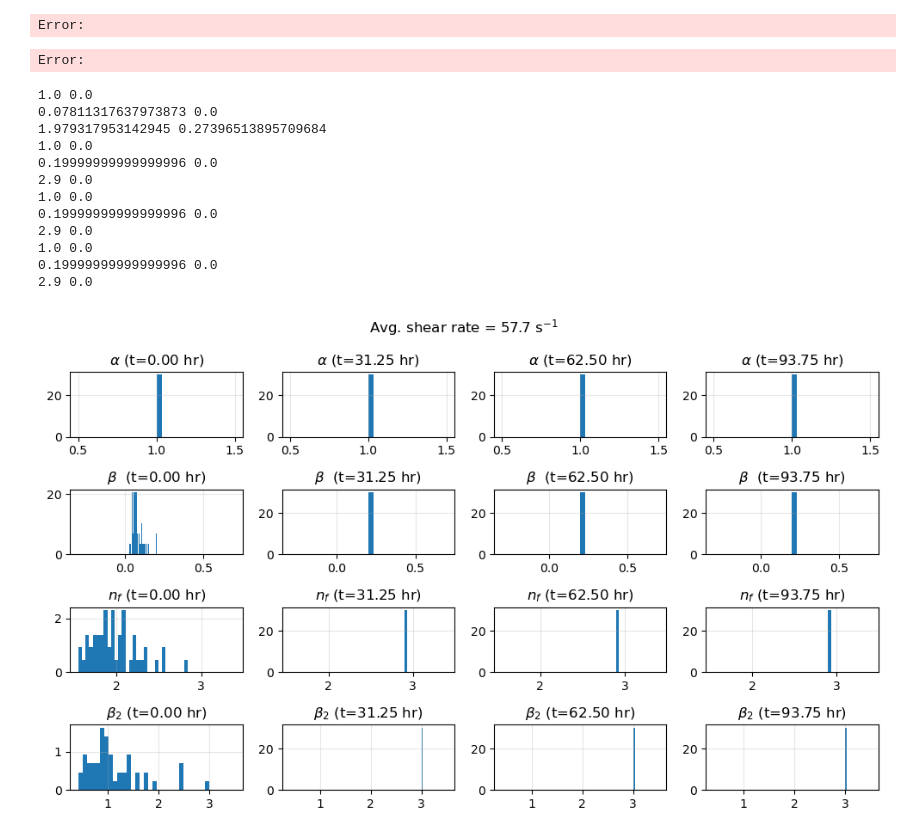
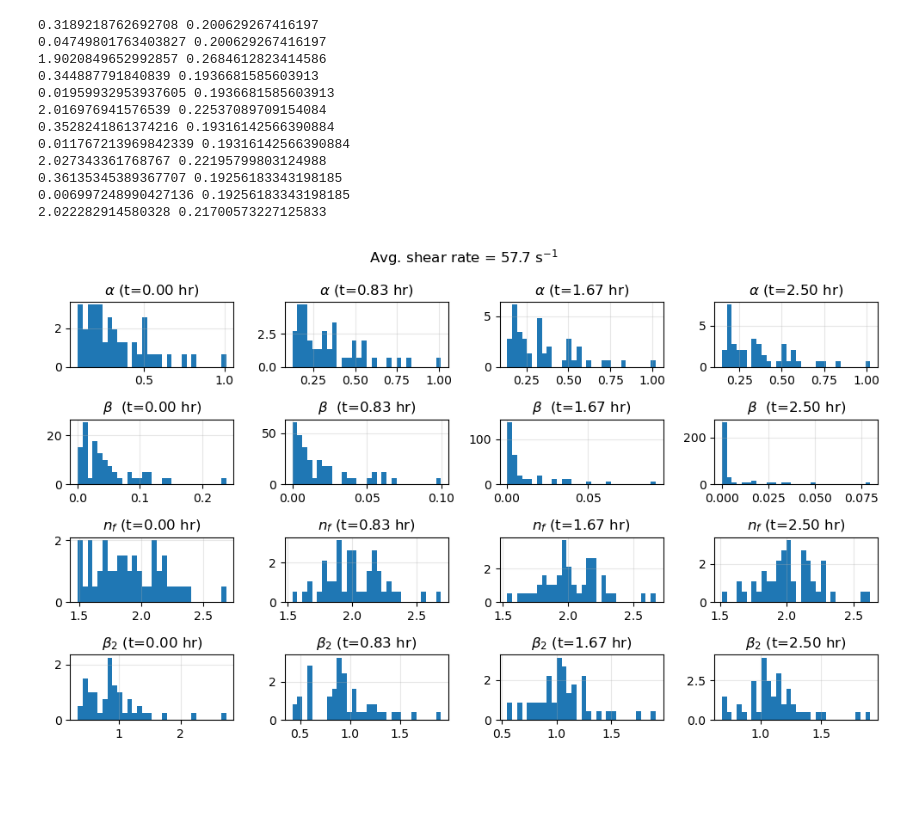
Before and after one commit to sienna-white/enkf_sediment, a Jupyter notebook: plot_floc_mod_ens.ipynb, the cells around one changed output. Drawn from its saved outputs; the diff is of its cells as text; code cells hidden in the pictures; blank space fills up the shorter version.

Commit message:
about to assimilate LISST data

```diff
--- a/plot_floc_mod_ens.ipynb
+++ b/plot_floc_mod_ens.ipynb
@@ -128,9 +128,9 @@ t = 100
 for it, t in enumerate(range(6, nt, nt//4)):
     Ds = ds.Ds.values*1e6
     label="T=%d min" % (t*10/60)
-    for i in range(0, Nens):
-        var = ds.ssc.isel(time=t, N=i) * volume.isel(N=i)
-        axs[it].plot(Ds, var, '-', color=cmo.cm.haline(i/Nens), linewidth=2, alpha=0.1) #,color=cmo.cm.thermal(t/nt))
+    # for i in range(0, Nens):
+    #     var = ds.ssc.isel(time=t, N=i) * volume.isel(N=i)
+    #     axs[it].plot(Ds, var, '-', color=cmo.cm.haline(i/Nens), linewidth=2, alpha=0.1) #,color=cmo.cm.thermal(t/nt))
 
     mean = ds.ssc.isel(time=t).mean(dim="N")* volume.mean(dim="N")
     axs[it].plot(Ds, mean, '-', color='k', linewidth=2, label=label)
@@ -277,82 +276,52 @@ Error:
-# %%
-    # Process_Description: Files were named with a convention that uses a 12- to 15-digit alpha-numeric code.
-    #     The first three characters for this dataset are all 'CSF' for the experiment name; the fourth and fifth positions represent the calendar year in which the data were collected (20, 2020); the sixth, seventh and eighth characters are an alphanumeric code for the platform name (CHT, SC1, etc.); the ninth and tenth characters represent the instrument position on the platform, where 01 is the top-most. Next is a two- or three-character code for the instrument type (vec, Nortek's Acoustic Doppler Velocimeter; alt, EofE Ultrasonics' altimeter; wh, RDInstrument's acoustic doppler current profile current data; pt, RBR's bursting pressure sensor with temperature; ctd, RBR's CTD; Tu, RBR's Virtuoso turbidity logger; ls, Sequoia Scientific's LISST; sig, Nortek's Signature1000 ADCP). There are an additional 2-4 characters for instruments that collect in a bursting pattern to indicate whether the file includes the raw burst data (-b), the statistics of the burst (-s), or the wave data (-wvs). This indicator is omitted if there is no bursting pattern.
-    #     Process_Date: 20210301
-
-
-
-
-
-
-
-for d in range(17, 28):
-
-    fig = plt.figure(figsize=(10,4))
-    ax = plt.gca()
-
-
-    ax.plot(dates, d50, 'o', color='#10288C', label="D$_{50}$")
-    # fill between
-
-    ax.grid(alpha=0.25)
-    ax.set_ylabel('D$_{50}$ ($\mu$m)')
-    ax.set_ylim(0,)
-    ax.set_title('D$_{50}$ from LISST')
-    format_date_ax(ax)
-    ax.set_xlim(pd.to_datetime('2020-07-%d' % d), pd.to_datetime('2020-07-%d' % (d+1)))
-    ax.legend()
-    assert(False)
-
-####
-# %% [output]
-Error:
-Error:
 # %%
 import numpy as np
 
-fig, axs = plt.subplots(figsize=(10, 6), nrows=4, ncols=4, sharex='row')
+fig, axs = plt.subplots(figsize=(10, 6), nrows=4, ncols=4, sharex=False)
 shears = ds.G.values.flatten()
 shear = np.mean(shears)
 plt.suptitle(r"Avg. shear rate = %2.1f s$^{-1}$" % shear) #%.2f hr" % (ds.time.isel(time=i).values/3600))
 
-for i, t in enumerate(range(0, nt, nt//4)):
+total = 11
+for i, t in enumerate(range(0, total, total//4)):
 
+    if i>3:
+        continue
     alphas = ds.alpha.isel(time=t).values
     betas = ds.beta.isel(time=t).values
     nfs = ds.nf.isel(time=t).values
     beta2s = ds.beta2.isel(time=t).values
     axs[0, i].hist(alphas, density=True, bins=30)
     print(np.mean(alphas), np.std(alphas))
     print(np.mean(betas), np.std(alphas))
     print(np.mean(nfs), np.std(nfs))
 
 
     axs[0, i].set_title(r"$\alpha$ (t=%.2f hr)" % (ds.time.isel(time=t).values/3600))
     axs[1, i].hist(betas, density=True, bins=30)
     axs[1, i].set_title(r"$\beta$  (t=%.2f hr)" % (ds.time.isel(time=t).values/3600))
     axs[2, i].hist(nfs, density=True, bins=30)
     axs[2, i].set_title("$n_f$ (t=%.2f hr)" % (ds.time.isel(time=t).values/3600))
 
     axs[3, i].hist(beta2s, density=True, bins=30)
     axs[3, i].set_title(r"$\beta_2$ (t=%.2f hr)" % (ds.time.isel(time=t).values/3600))
 
 for ax in axs.flatten():
     ax.grid(alpha=0.3)
 plt.tight_layout()
     # axs[0].set_yscale('log')
     # axs[1].set_yscale('log')
     # axs[2].set_yscale('log')
 # %% [output]
-1.0 0.0
-0.07811317637973873 0.0
-1.979317953142945 0.27396513895709684
-1.0 0.0
-0.19999999999999996 0.0
-2.9 0.0
-1.0 0.0
-0.19999999999999996 0.0
-2.9 0.0
-1.0 0.0
-0.19999999999999996 0.0
-2.9 0.0
+0.3189218762692708 0.200629267416197
+0.04749801763403827 0.200629267416197
+1.9020849652992857 0.2684612823414586
+0.344887791840839 0.1936681585603913
+0.01959932953937605 0.1936681585603913
+2.016976941576539 0.22537089709154084
+0.3528241861374216 0.19316142566390884
+0.011767213969842339 0.19316142566390884
+2.027343361768767 0.22195799803124988
+0.36135345389367707 0.19256183343198185
+0.006997248990427136 0.19256183343198185
+2.022282914580328 0.21700573227125833
-[figure, old version]
+[figure, new version]
```
Also changed, not shown: parts of 6 cells of this notebook, 4 other files.
